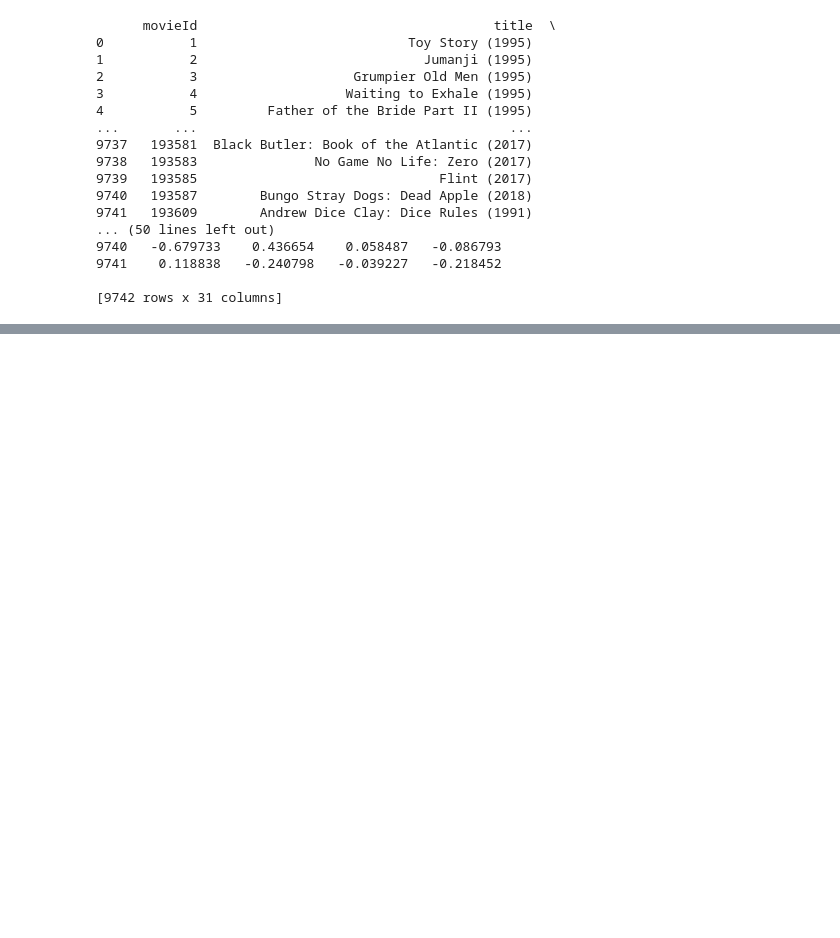
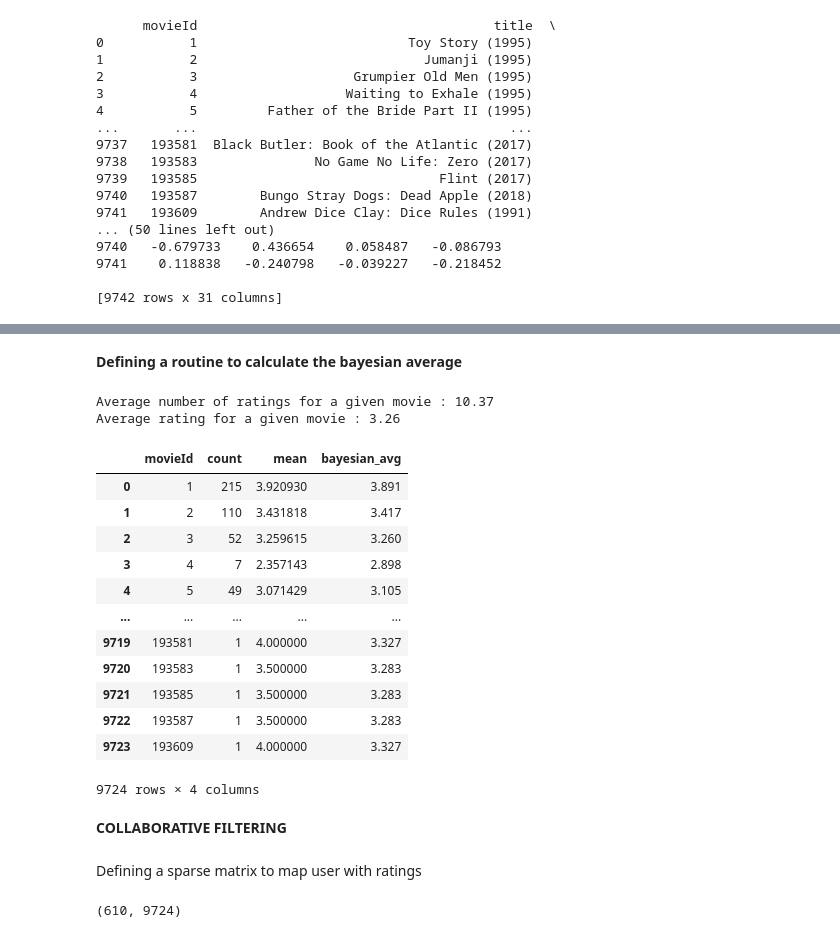
Before and after one commit to Sanjeev11Krishna/Movie-Recommendation-System, a Jupyter notebook: Movie_Recommendation_System.ipynb, the cells around one changed output, grey strips where cells are left out. Drawn from its saved outputs; the diff is of its cells as text; code cells hidden in the pictures; blank space fills up the shorter version.

```diff
--- a/Movie_Recommendation_System.ipynb
+++ b/Movie_Recommendation_System.ipynb
@@ -474,0 +500,5 @@ print(movies)
+# %%
+movie_stats = ratings[['movieId' , 'rating']]
+print(movie_stats.head())
+movie_stats = ratings.groupby('movieId')['rating'].agg(['count' , 'mean'])
+print(movie_stats.head())
@@ -474,0 +519,38 @@ print(movies)
+# %% [markdown]
+**Defining a routine to calculate the bayesian average**
+# %%
+C = movie_stats['count'].mean()
+m = movie_stats['mean'].mean()
+
+print(f"Average number of ratings for a given movie : {C:.2f}")
+print(f"Average rating for a given movie : {m:.2f}")
+
+def bay_avg(rating):
+    bayesian_avg = (C*m+rating.sum()) / (C + rating.count())
+    return round(bayesian_avg , 3)
+# %% [output]
+Average number of ratings for a given movie : 10.37
+Average rating for a given movie : 3.26
+# %%
+bayesian_avg_ratings = ratings.groupby('movieId')['rating'].agg(bay_avg).reset_index()
+bayesian_avg_ratings.columns = ['movieId' , 'bayesian_avg']
+movie_stats = movie_stats.merge(bayesian_avg_ratings , on = 'movieId')
+movie_stats
+# %% [output]
+|  | movieId | count | mean | bayesian_avg |
+| 0 | 1 | 215 | 3.920930 | 3.891 |
+| 1 | 2 | 110 | 3.431818 | 3.417 |
+| 2 | 3 | 52 | 3.259615 | 3.260 |
+| 3 | 4 | 7 | 2.357143 | 2.898 |
+| 4 | 5 | 49 | 3.071429 | 3.105 |
+| ... | ... | ... | ... | ... |
+| 9719 | 193581 | 1 | 4.000000 | 3.327 |
+| 9720 | 193583 | 1 | 3.500000 | 3.283 |
+| 9721 | 193585 | 1 | 3.500000 | 3.283 |
+| 9722 | 193587 | 1 | 3.500000 | 3.283 |
+| 9723 | 193609 | 1 | 4.000000 | 3.327 |
+9724 rows × 4 columns
+# %% [markdown]
+**COLLABORATIVE FILTERING**
+# %% [markdown]
+Defining a sparse matrix to map user with ratings
@@ -474,0 +592,4 @@ print(movies)
+# %%
+X.shape
+# %% [output]
+(610, 9724)
```
Also changed, not shown: parts of 37 cells of this notebook.
